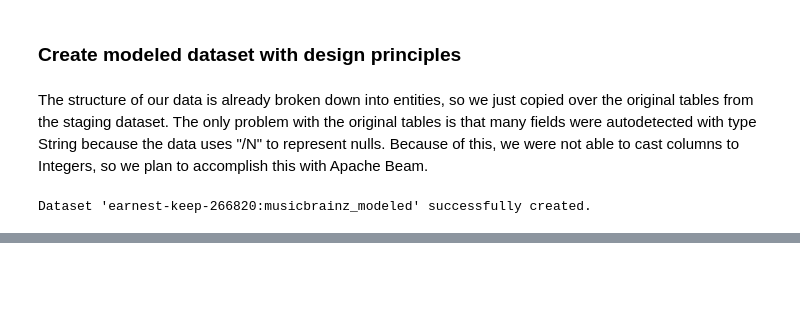
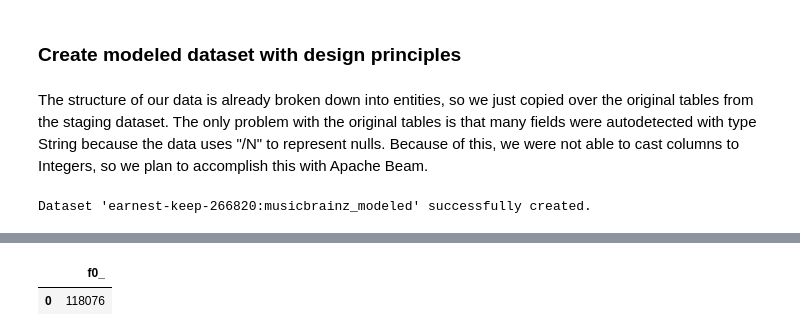
Before and after one commit to eiler-s/musicDatabase, a Jupyter notebook: musicbrainz_modeled.ipynb, the cells around one changed output, grey strips where cells are left out. Saved outputs shown, nothing was run; the diff lists cells and outputs as text; code cells hidden in the pictures; blank space fills up the shorter version.

```diff
--- a/musicbrainz_modeled.ipynb
+++ b/musicbrainz_modeled.ipynb
@@ -70,0 +247,6 @@ select * from musicbrainz_staging.Work
+# %%
+%%bigquery
+select count(distinct area_id) from musicbrainz_modeled.Area_Beam_DF
+# %% [output]
+|  | f0_ |
+| 0 | 118076 |
```
Also changed, not shown: parts of 126 cells of this notebook, 1 other file.
